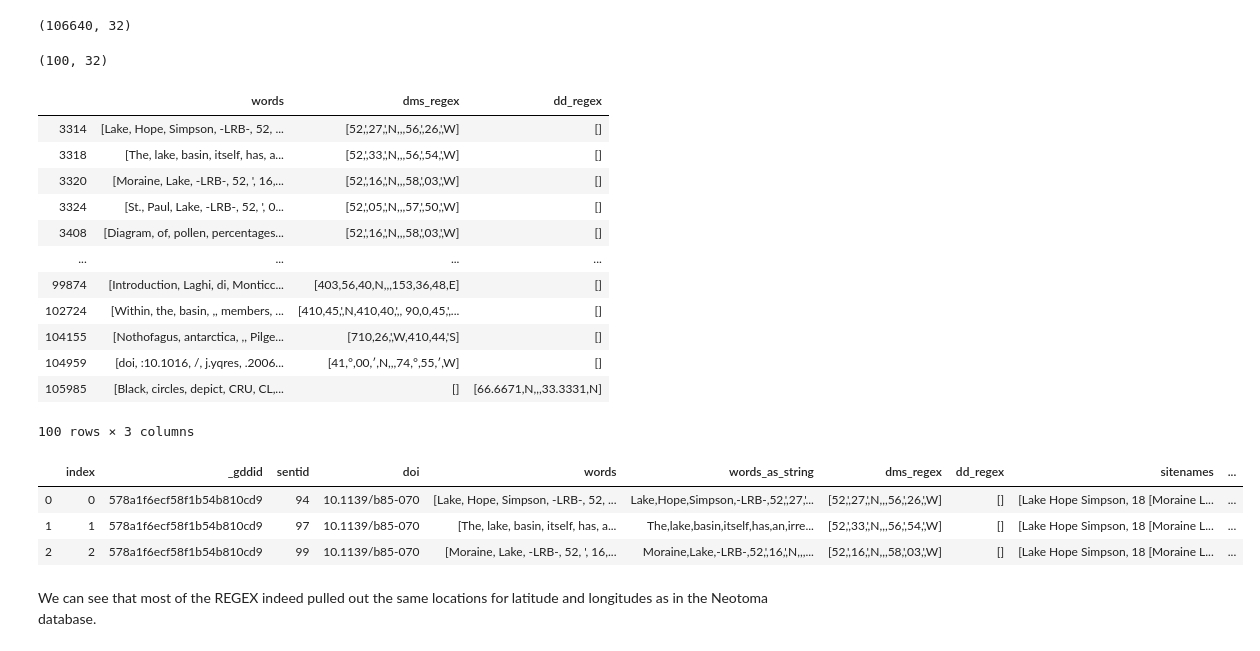
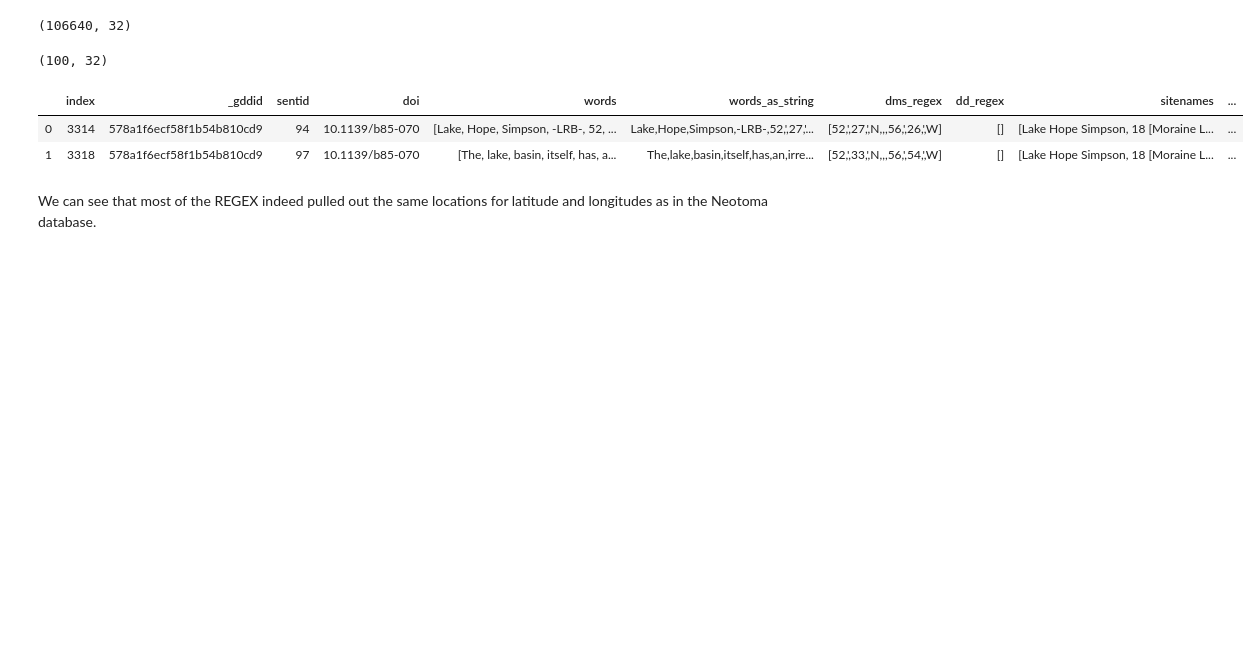
Before and after one commit to throughput-ec/UnacquiredSites, a Jupyter notebook: ML_Record_Mining_JN.ipynb, the cells around one changed output. Saved outputs shown, nothing was run; the diff lists cells and outputs as text; code cells hidden in the pictures; blank space fills up the shorter version.

Commit message:
JN using just modules

```diff
--- a/ML_Record_Mining_JN.ipynb
+++ b/ML_Record_Mining_JN.ipynb
@@ -319,24 +286,15 @@ print(nlp_bib_neotoma.shape)
 # %% [output]
 (106640, 32)
 # %%
-# Filter df to just frames that has REGEX longer than one
+# Filter df to see which units have REGEX longer than one
 mask = ((nlp_bib_neotoma['dms_regex'].str.len() > 0) | (nlp_bib_neotoma['dd_regex'].str.len() > 0))
 nlp_bib_neotoma_regex = nlp_bib_neotoma.loc[mask]
 print(nlp_bib_neotoma_regex.shape)
 
-nlp_bib_neotoma_regex[['words','dms_regex', 'dd_regex']].head(100)
+nlp_bib_neotoma_regex = nlp_bib_neotoma_regex[['_gddid', 'sentid', 'doi', 'words', 'words_as_string', 'dms_regex', 'dd_regex', 'sitenames', 'latnorth', 'longeast']].reset_index()
+nlp_bib_neotoma_regex.head(2)
 # %% [output]
 (100, 32)
-|  | words | dms_regex | dd_regex |
-| 3314 | [Lake, Hope, Simpson, -LRB-, 52, ... | [52,',27,',N,,,56,',26,',W] | [] |
-| 3318 | [The, lake, basin, itself, has, a... | [52,',33,',N,,,56,',54,',W] | [] |
-| 3320 | [Moraine, Lake, -LRB-, 52, ', 16,... | [52,',16,',N,,,58,',03,',W] | [] |
-| 3324 | [St., Paul, Lake, -LRB-, 52, ', 0... | [52,',05,',N,,,57,',50,',W] | [] |
-| 3408 | [Diagram, of, pollen, percentages... | [52,',16,',N,,,58,',03,',W] | [] |
-| ... | ... | ... | ... |
-| 99874 | [Introduction, Laghi, di, Monticc... | [403,56,40,N,,,153,36,48,E] | [] |
-| 102724 | [Within, the, basin, ,, members, ... | [410,45,',N,410,40,',, 90,0,45,',... | [] |
-| 104155 | [Nothofagus, antarctica, ,, Pilge... | [710,26,',W,410,44,'S] | [] |
-| 104959 | [doi, :10.1016, /, j.yqres, .2006... | [41,°,00,′,N,,,74,°,55,′,W] | [] |
-| 105985 | [Black, circles, depict, CRU, CL,... | [] | [66.6671,N,,,33.3331,N] |
+|  | index | _gddid | sentid | doi | words | words_as_string | dms_regex | dd_regex | sitenames | ... |
+| 0 | 3314 | 578a1f6ecf58f1b54b810cd9 | 94 | 10.1139/b85-070 | [Lake, Hope, Simpson, -LRB-, 52, ... | Lake,Hope,Simpson,-LRB-,52,',27,'... | [52,',27,',N,,,56,',26,',W] | [] | [Lake Hope Simpson, 18 [Moraine L... | ... |
+| 1 | 3318 | 578a1f6ecf58f1b54b810cd9 | 97 | 10.1139/b85-070 | [The, lake, basin, itself, has, a... | The,lake,basin,itself,has,an,irre... | [52,',33,',N,,,56,',54,',W] | [] | [Lake Hope Simpson, 18 [Moraine L... | ... |
-100 rows × 3 columns
@@ -345,11 +301,3 @@ nlp_bib_neotoma_regex[['words','dms_regex', 'dd_regex']].head(100)
-# %%
-nlp_bib_neotoma_regex = nlp_bib_neotoma_regex[['_gddid', 'sentid', 'doi', 'words', 'words_as_string', 'dms_regex', 'dd_regex', 'sitenames', 'latnorth', 'longeast']].reset_index()
-nlp_bib_neotoma_regex.head(3)
-# %% [output]
-|  | index | _gddid | sentid | doi | words | words_as_string | dms_regex | dd_regex | sitenames | ... |
-| 0 | 0 | 578a1f6ecf58f1b54b810cd9 | 94 | 10.1139/b85-070 | [Lake, Hope, Simpson, -LRB-, 52, ... | Lake,Hope,Simpson,-LRB-,52,',27,'... | [52,',27,',N,,,56,',26,',W] | [] | [Lake Hope Simpson, 18 [Moraine L... | ... |
-| 1 | 1 | 578a1f6ecf58f1b54b810cd9 | 97 | 10.1139/b85-070 | [The, lake, basin, itself, has, a... | The,lake,basin,itself,has,an,irre... | [52,',33,',N,,,56,',54,',W] | [] | [Lake Hope Simpson, 18 [Moraine L... | ... |
-| 2 | 2 | 578a1f6ecf58f1b54b810cd9 | 99 | 10.1139/b85-070 | [Moraine, Lake, -LRB-, 52, ', 16,... | Moraine,Lake,-LRB-,52,',16,',N,,,... | [52,',16,',N,,,58,',03,',W] | [] | [Lake Hope Simpson, 18 [Moraine L... | ... |
 # %% [markdown]
 We can see that most of the REGEX indeed pulled out the same locations for latitude and longitudes as in the Neotoma database.
 # %%
```
Also changed, not shown: parts of 41 cells of this notebook.
